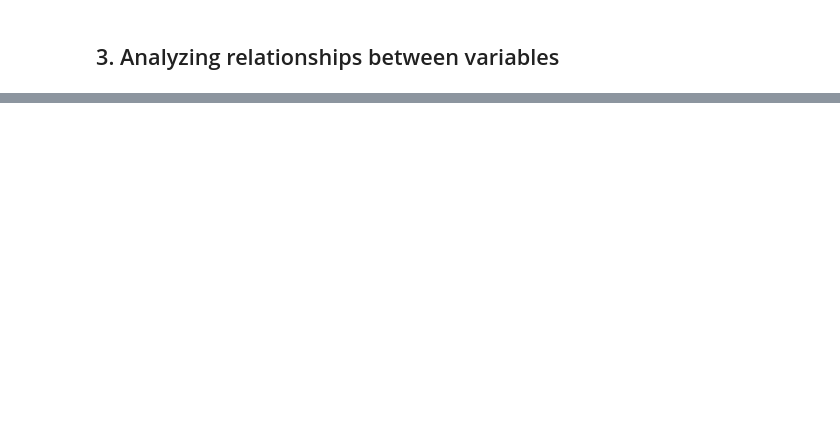
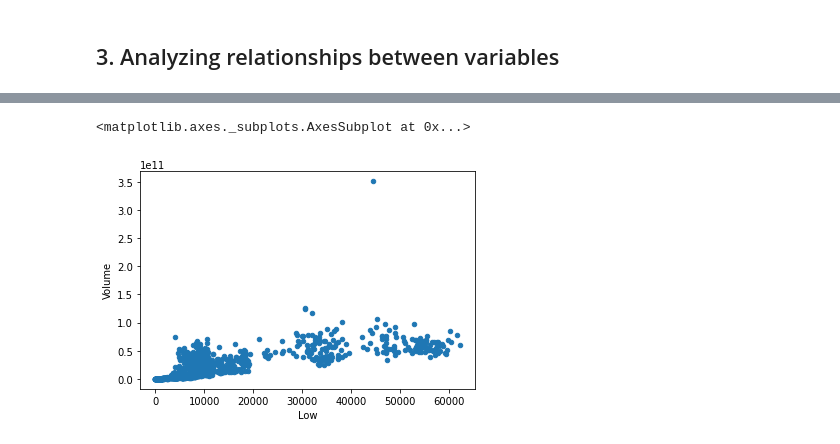
Before and after one commit to jordantcarlisle/eda-example, a Jupyter notebook: Example_of_Exploratory_Data_Analysis.ipynb, the cells around one changed output, grey strips where cells are left out. Saved outputs shown, nothing was run; the diff lists cells and outputs as text; code cells hidden in the pictures; blank space fills up the shorter version.

```diff
--- a/Example_of_Exploratory_Data_Analysis.ipynb
+++ b/Example_of_Exploratory_Data_Analysis.ipynb
@@ -76,0 +153,8 @@ df_cleaned.boxplot('price')
+# %%
+# Let's take a look at the volume and daily low.
+# It was only slightly less correlated than the other data
+# so not there's very little difference.
+btc.plot(kind='scatter', x='Low', y='Volume')
+# %% [output]
+<matplotlib.axes._subplots.AxesSubplot at 0x...>
+[figure, added]
```
Also changed, not shown: parts of 32 cells of this notebook.
